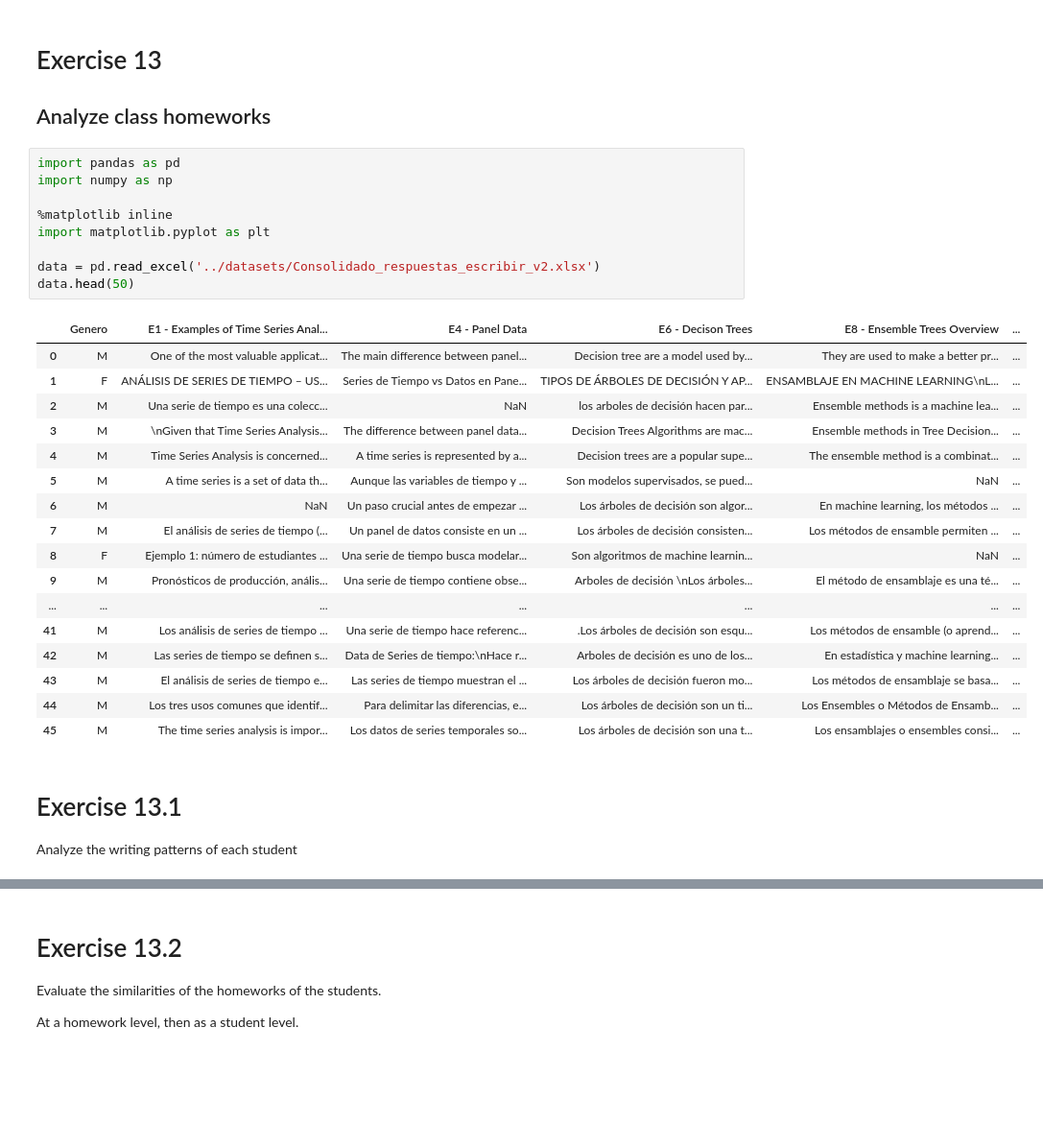
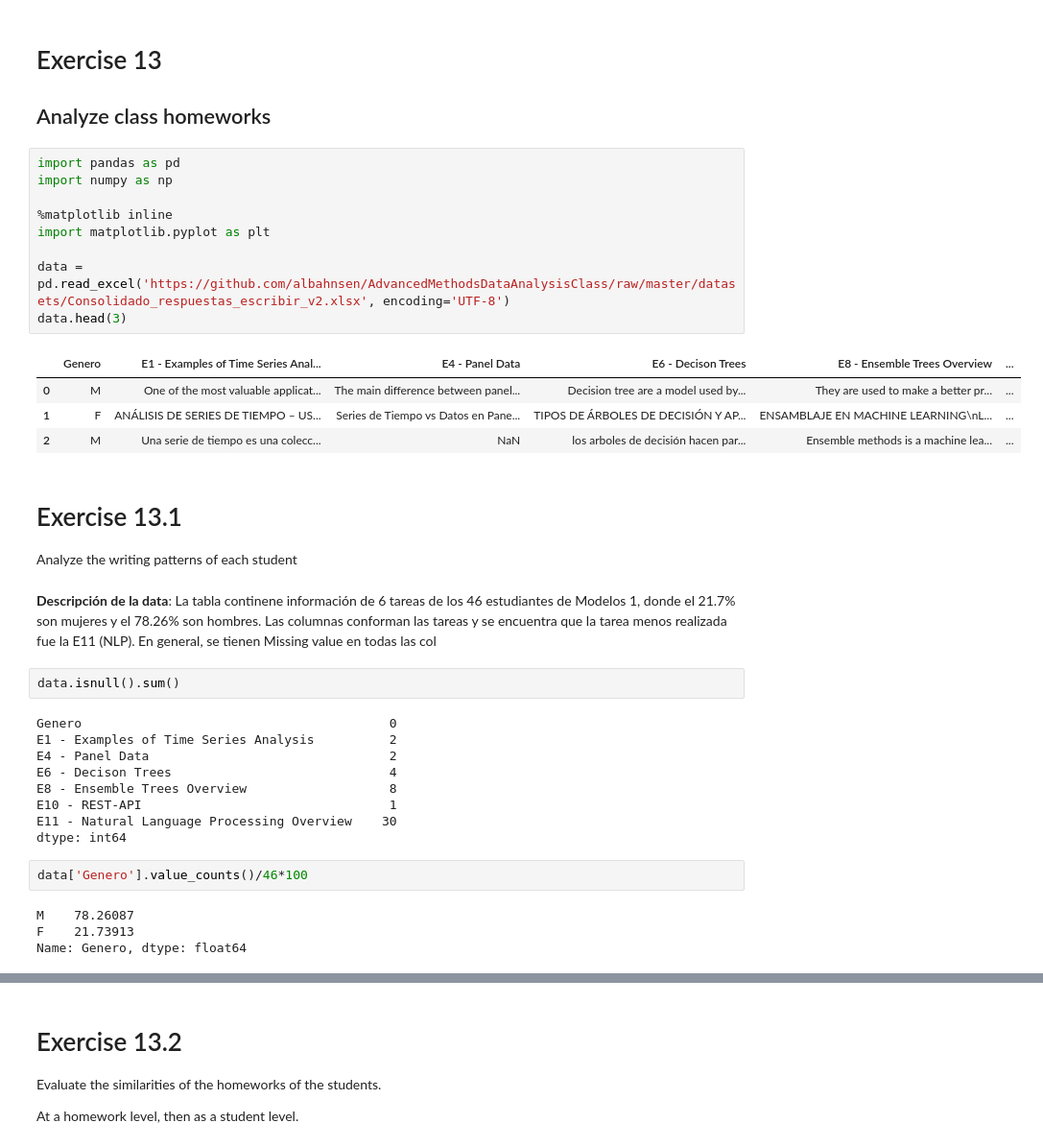
Before and after one commit to NecesitoUnNick/S3, a Jupyter notebook: E13-ClassHomeworksAnalysis.ipynb, the cells around one changed output, grey strips where cells are left out. Shown at 96% size. Cells and saved outputs as stored; diff of their text form; blank space fills up the shorter version.

```diff
--- a/E13-ClassHomeworksAnalysis.ipynb
+++ b/E13-ClassHomeworksAnalysis.ipynb
@@ -5,31 +5,37 @@
 # %%
 import pandas as pd
 import numpy as np
 
 %matplotlib inline
 import matplotlib.pyplot as plt
 
-data = pd.read_excel('../datasets/Consolidado_respuestas_escribir_v2.xlsx')
-data.head(50)
+data = pd.read_excel('https://github.com/albahnsen/AdvancedMethodsDataAnalysisClass/raw/master/datasets/Consolidado_respuestas_escribir_v2.xlsx', encoding='UTF-8')
+data.head(3)
 # %% [output]
 |  | Genero | E1 - Examples of Time Series Anal... | E4 - Panel Data | E6 - Decison Trees | E8 - Ensemble Trees Overview | ... |
 | 0 | M | One of the most valuable applicat... | The main difference between panel... | Decision tree are a model used by... | They are used to make a better pr... | ... |
 | 1 | F | ANÁLISIS DE SERIES DE TIEMPO – US... | Series de Tiempo vs Datos en Pane... | TIPOS DE ÁRBOLES DE DECISIÓN Y AP... | ENSAMBLAJE EN MACHINE LEARNING\nL... | ... |
 | 2 | M | Una serie de tiempo es una colecc... | NaN | los arboles de decisión hacen par... | Ensemble methods is a machine lea... | ... |
-| 3 | M | \nGiven that Time Series Analysis... | The difference between panel data... | Decision Trees Algorithms are mac... | Ensemble methods in Tree Decision... | ... |
-| 4 | M | Time Series Analysis is concerned... | A time series is represented by a... | Decision trees are a popular supe... | The ensemble method is a combinat... | ... |
-| 5 | M | A time series is a set of data th... | Aunque las variables de tiempo y ... | Son modelos supervisados, se pued... | NaN | ... |
-| 6 | M | NaN | Un paso crucial antes de empezar ... | Los árboles de decisión son algor... | En machine learning, los métodos ... | ... |
-| 7 | M | El análisis de series de tiempo (... | Un panel de datos consiste en un ... | Los árboles de decisión consisten... | Los métodos de ensamble permiten ... | ... |
-| 8 | F | Ejemplo 1: número de estudiantes ... | Una serie de tiempo busca modelar... | Son algoritmos de machine learnin... | NaN | ... |
-| 9 | M | Pronósticos de producción, anális... | Una serie de tiempo contiene obse... | Arboles de decisión \nLos árboles... | El método de ensamblaje es una té... | ... |
-| ... | ... | ... | ... | ... | ... | ... |
-| 41 | M | Los análisis de series de tiempo ... | Una serie de tiempo hace referenc... | .Los árboles de decisión son esqu... | Los métodos de ensamble (o aprend... | ... |
-| 42 | M | Las series de tiempo se definen s... | Data de Series de tiempo:\nHace r... | Arboles de decisión es uno de los... | En estadística y machine learning... | ... |
-| 43 | M | El análisis de series de tiempo e... | Las series de tiempo muestran el ... | Los árboles de decisión fueron mo... | Los métodos de ensamblaje se basa... | ... |
-| 44 | M | Los tres usos comunes que identif... | Para delimitar las diferencias, e... | Los árboles de decisión son un ti... | Los Ensembles o Métodos de Ensamb... | ... |
-| 45 | M | The time series analysis is impor... | Los datos de series temporales so... | Los árboles de decisión son una t... | Los ensamblajes o ensembles consi... | ... |
 # %% [markdown]
 # Exercise 13.1
 
 Analyze the writing patterns of each student
+# %% [markdown]
+**Descripción de la data**: La tabla continene información de 6 tareas de los 46 estudiantes de Modelos 1, donde el 21.7% son mujeres y el 78.26% son hombres. Las columnas conforman las tareas y se encuentra que la tarea menos realizada fue la E11 (NLP). En general, se tienen Missing value en todas las col
+# %%
+data.isnull().sum()
+# %% [output]
+Genero                                         0
+E1 - Examples of Time Series Analysis          2
+E4 - Panel Data                                2
+E6 - Decison Trees                             4
+E8 - Ensemble Trees Overview                   8
+E10 - REST-API                                 1
+E11 - Natural Language Processing Overview    30
+dtype: int64
+# %%
+data['Genero'].value_counts()/46*100
+# %% [output]
+M    78.26087
+F    21.73913
+Name: Genero, dtype: float64
```
Also changed, not shown: parts of 56 cells of this notebook.
